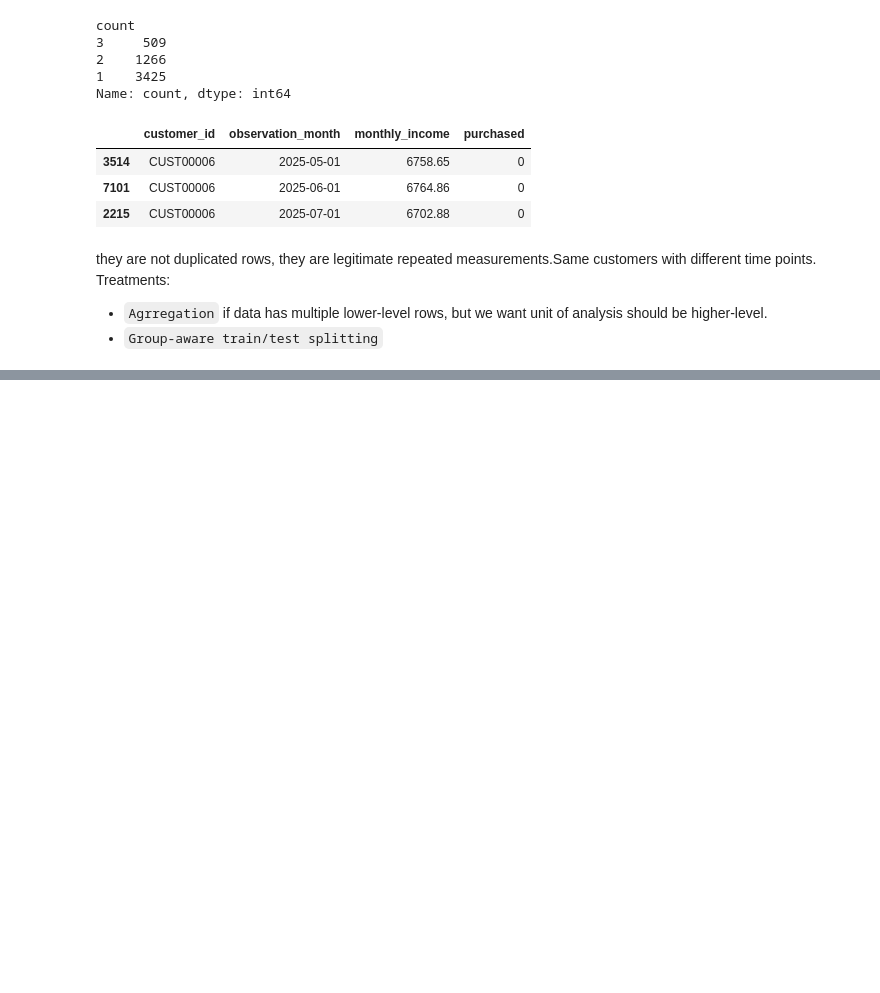
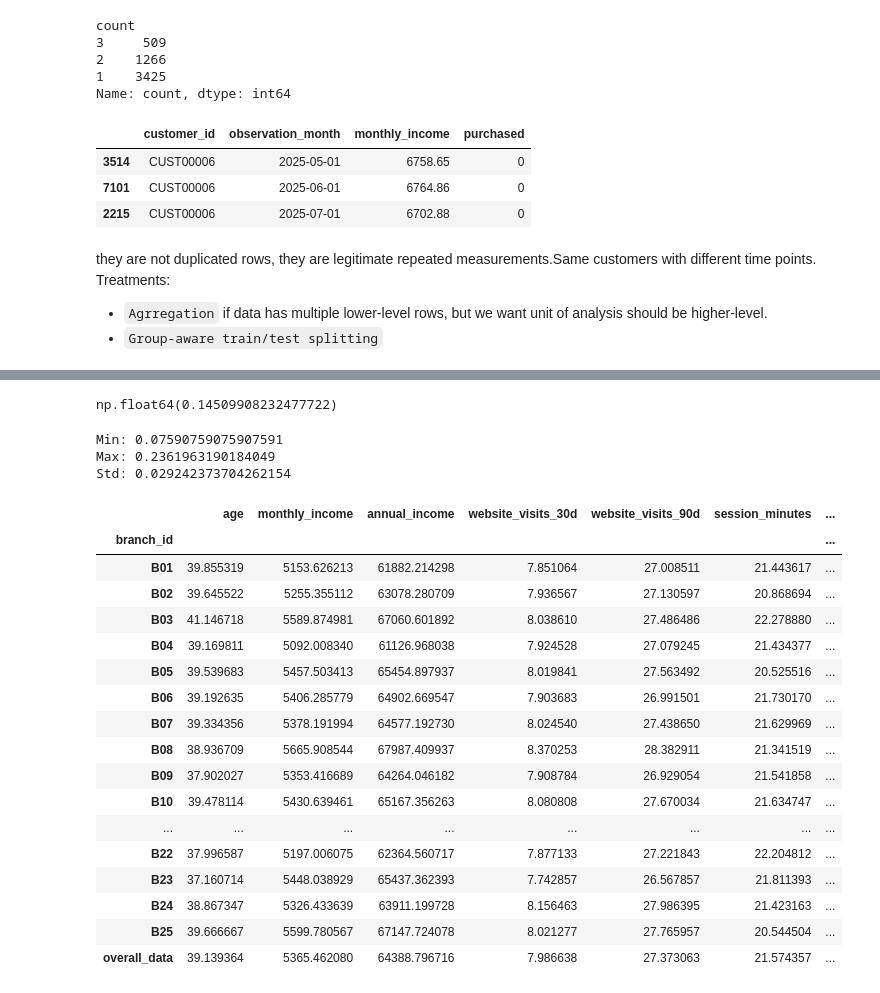
Before and after one commit to diyorarti/Learning_Data_Science, a Jupyter notebook: Statistics/3_Regression/Logistic_regression/Independence_Observations_Assumption.ipynb, the cells around one changed output, grey strips where cells are left out. Cells and saved outputs as stored; diff of their text form; code cells hidden in the pictures; blank space fills up the shorter version.

```diff
--- a/Statistics/3_Regression/Logistic_regression/Independence_Observations_Assumption.ipynb
+++ b/Statistics/3_Regression/Logistic_regression/Independence_Observations_Assumption.ipynb
@@ -127,0 +349,19 @@ Treatments:
+# %%
+overall_purchase_rate = df['purchased'].mean()
+
+overall_purchase_rate
+# %% [output]
+np.float64(0.14509908232477722)
+# %%
+branch_rates = (
+    df.groupby('branch_id')['purchased']
+      .mean()
+)
+
+print("Min:", branch_rates.min())
+print("Max:", branch_rates.max())
+print("Std:", branch_rates.std())
+# %% [output]
+Min: 0.07590759075907591
+Max: 0.2361963190184049
+Std: 0.029242373704262154
@@ -127,0 +391,49 @@ Treatments:
+# %%
+df_stats = df_clean[
+    [
+        'age',
+        'monthly_income',
+        'annual_income',
+        'website_visits_30d',
+        'website_visits_90d',
+        'session_minutes',
+        'discount_pct',
+        'support_tickets_30d',
+        'premium_member',
+        'days_since_last_purchase',
+        'cart_items',
+        'email_opens_30d',
+        'profile_views_30d',
+        'social_referrals_30d',
+        'survey_score',
+        'preferred_contact_hour',
+        'noise_feature_1',
+        'noise_feature_2',
+        'noise_feature_3',
+        'purchased'
+    ]
+].mean()
+# %%
+comparison_df = braches_stats.copy()
+comparison_df.loc['overall_data'] = df_stats
+# %%
+comparison_df
+# %% [output]
+|  | age | monthly_income | annual_income | website_visits_30d | website_visits_90d | session_minutes | ... |
+| branch_id |  |  |  |  |  |  | ... |
+| B01 | 39.855319 | 5153.626213 | 61882.214298 | 7.851064 | 27.008511 | 21.443617 | ... |
+| B02 | 39.645522 | 5255.355112 | 63078.280709 | 7.936567 | 27.130597 | 20.868694 | ... |
+| B03 | 41.146718 | 5589.874981 | 67060.601892 | 8.038610 | 27.486486 | 22.278880 | ... |
+| B04 | 39.169811 | 5092.008340 | 61126.968038 | 7.924528 | 27.079245 | 21.434377 | ... |
+| B05 | 39.539683 | 5457.503413 | 65454.897937 | 8.019841 | 27.563492 | 20.525516 | ... |
+| B06 | 39.192635 | 5406.285779 | 64902.669547 | 7.903683 | 26.991501 | 21.730170 | ... |
+| B07 | 39.334356 | 5378.191994 | 64577.192730 | 8.024540 | 27.438650 | 21.629969 | ... |
+| B08 | 38.936709 | 5665.908544 | 67987.409937 | 8.370253 | 28.382911 | 21.341519 | ... |
+| B09 | 37.902027 | 5353.416689 | 64264.046182 | 7.908784 | 26.929054 | 21.541858 | ... |
+| B10 | 39.478114 | 5430.639461 | 65167.356263 | 8.080808 | 27.670034 | 21.634747 | ... |
+| ... | ... | ... | ... | ... | ... | ... | ... |
+| B22 | 37.996587 | 5197.006075 | 62364.560717 | 7.877133 | 27.221843 | 22.204812 | ... |
+| B23 | 37.160714 | 5448.038929 | 65437.362393 | 7.742857 | 26.567857 | 21.811393 | ... |
+| B24 | 38.867347 | 5326.433639 | 63911.199728 | 8.156463 | 27.986395 | 21.423163 | ... |
+| B25 | 39.666667 | 5599.780567 | 67147.724078 | 8.021277 | 27.765957 | 20.544504 | ... |
+| overall_data | 39.139364 | 5365.462080 | 64388.796716 | 7.986638 | 27.373063 | 21.574357 | ... |
```
Also changed, not shown: parts of 21 cells of this notebook, 1 other file.
